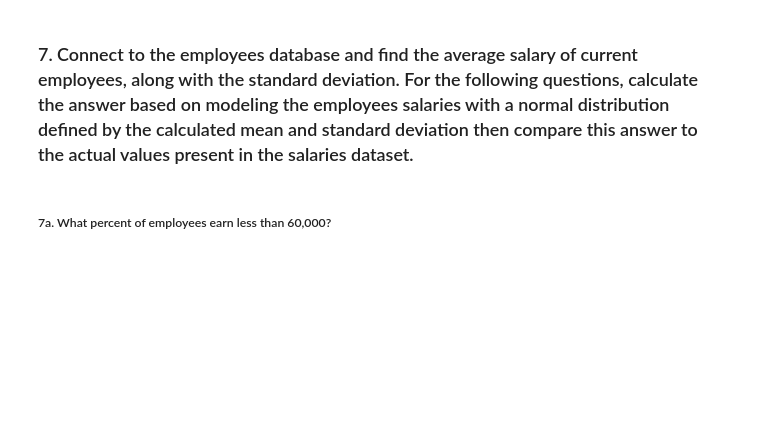
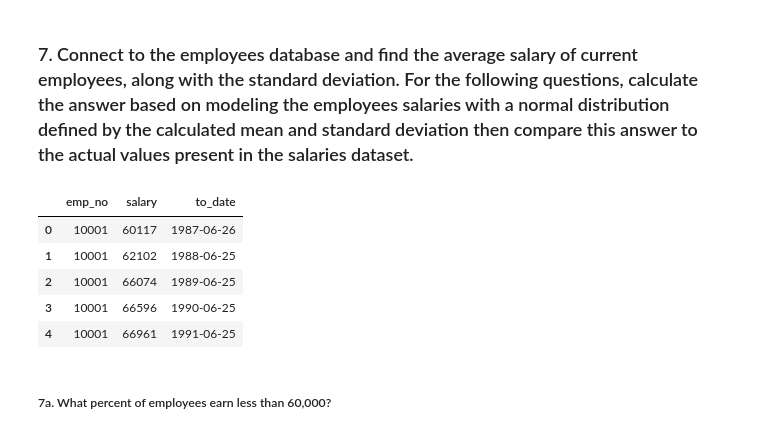
Before and after one commit to Jared-Wood135/statistics-exercises, a Jupyter notebook: probability_distributions.ipynb, the cells around one changed output. Drawn from its saved outputs; the diff is of its cells as text; code cells hidden in the pictures; blank space fills up the shorter version.

```diff
--- a/probability_distributions.ipynb
+++ b/probability_distributions.ipynb
@@ -34,0 +138,19 @@
+# %%
+employees = pd.read_sql(
+            '''
+            SELECT
+                salaries.emp_no,
+                salaries.salary,
+                salaries.to_date
+            FROM employees
+            JOIN salaries USING(emp_no)
+            ''', env.get_db_url("employees"))
+# %%
+employees.head()
+# %% [output]
+|  | emp_no | salary | to_date |
+| 0 | 10001 | 60117 | 1987-06-26 |
+| 1 | 10001 | 62102 | 1988-06-25 |
+| 2 | 10001 | 66074 | 1989-06-25 |
+| 3 | 10001 | 66596 | 1990-06-25 |
+| 4 | 10001 | 66961 | 1991-06-25 |
```
Also changed, not shown: parts of 33 cells of this notebook.
